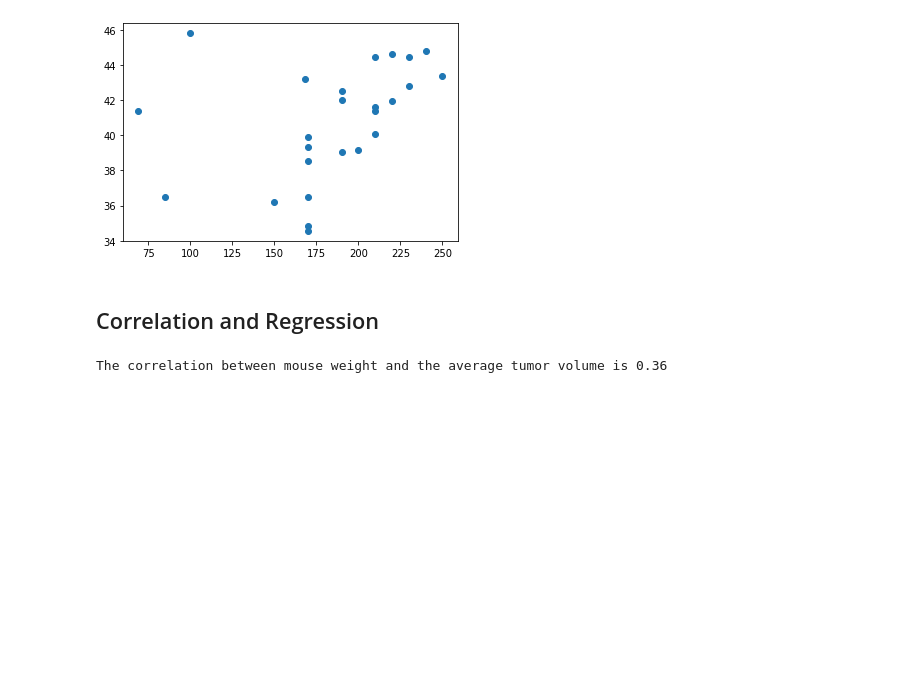
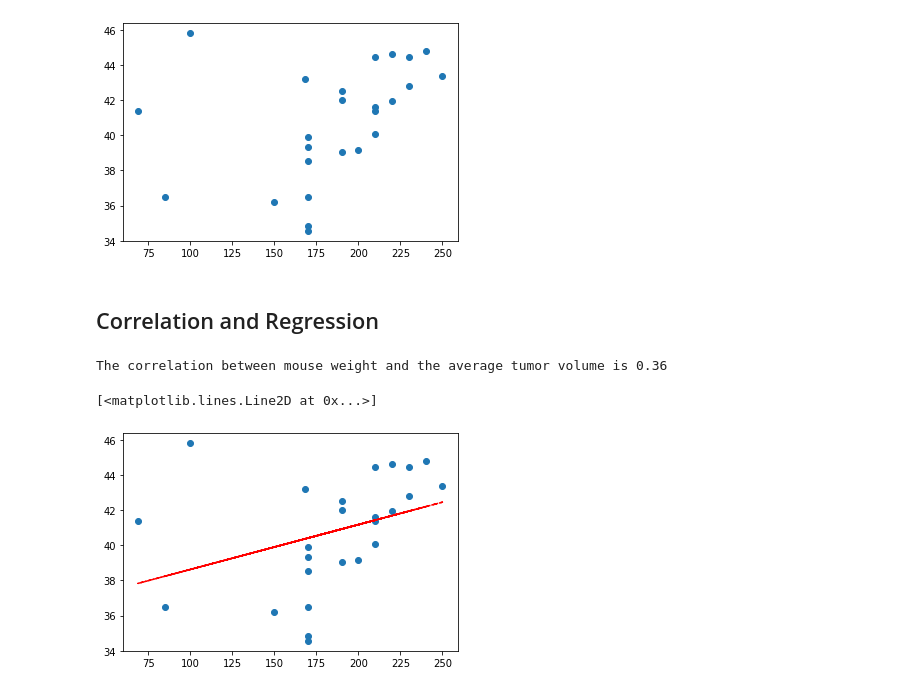
Before and after one commit to lilphonsdale/matplotlib-challenge, a Jupyter notebook: Pymaceuticals/pymaceuticals_analysis.ipynb, the cells around one changed output. Drawn from its saved outputs; the diff is of its cells as text; code cells hidden in the pictures; blank space fills up the shorter version.

```diff
--- a/Pymaceuticals/pymaceuticals_analysis.ipynb
+++ b/Pymaceuticals/pymaceuticals_analysis.ipynb
@@ -246,13 +238,16 @@ plt.scatter(capomulin_weight,capomulin_volume)
 # %%
 # Calculate the correlation coefficient and linear regression model
 # for mouse weight and average tumor volume for the Capomulin regimen
 
-
+print(f"The correlation between mouse weight and the average tumor volume is {round(st.pearsonr(capomulin_weight,capomulin_volume)[0],2)}")
 
 cap_slope, cap_int, cap_r, cap_p, cap_std_err = st.linregress(capomulin_weight, capomulin_volume)
 cap_fit = cap_slope * capomulin_weight + cap_int
 cap_fit
 
-print(f"The correlation between mouse weight and the average tumor volume is {round(st.pearsonr(capomulin_weight,capomulin_volume)[0],2)}")
+plt.scatter(capomulin_weight,capomulin_volume)
+plt.plot(capomulin_weight,cap_fit,"--", color="red")
 # %% [output]
 The correlation between mouse weight and the average tumor volume is 0.36
+[<matplotlib.lines.Line2D at 0x...>]
+[figure, added]
```
Also changed, not shown: parts of 2 cells of this notebook.
